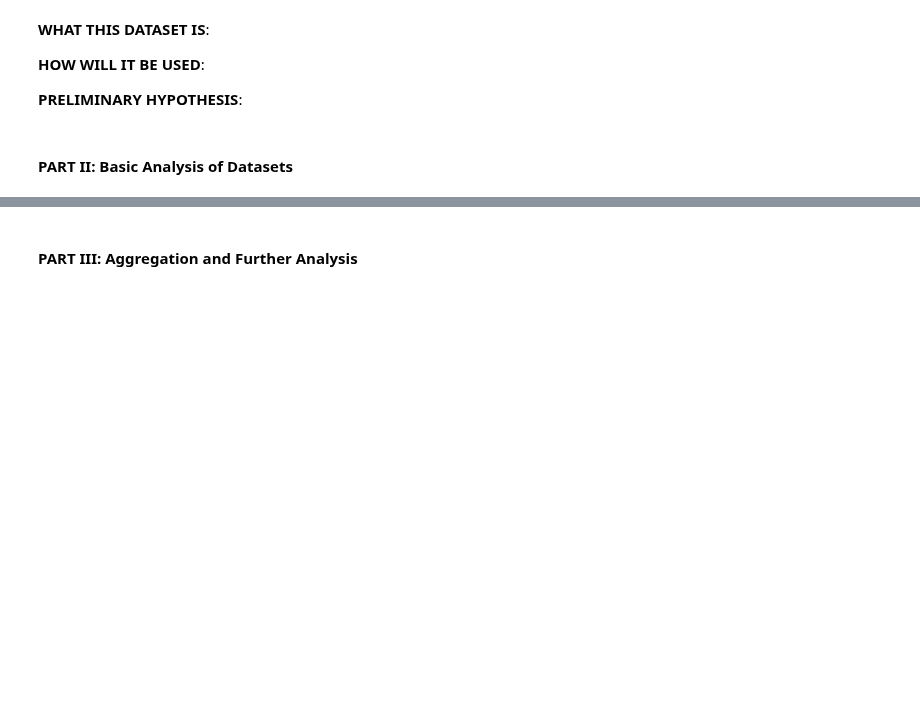
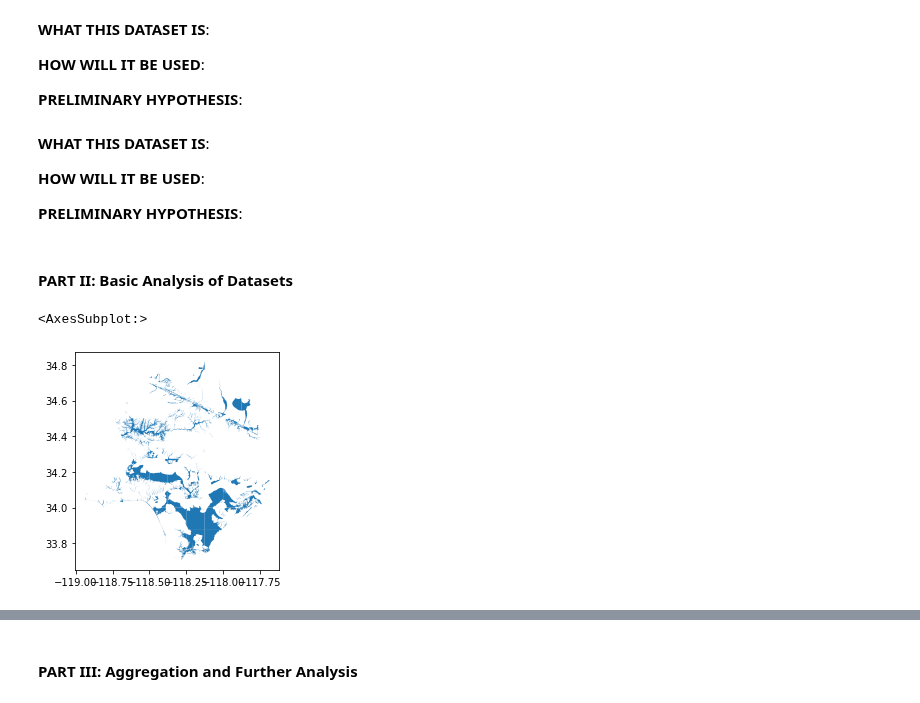
Before and after one commit to stiles/usc, a Jupyter notebook: students/shreyaag/assignments/final_project_rhysea.ipynb, the cells around one changed output, grey strips where cells are left out. Drawn from its saved outputs; the diff is of its cells as text; code cells hidden in the pictures; blank space fills up the shorter version.

```diff
--- a/students/shreyaag/assignments/final_project_rhysea.ipynb
+++ b/students/shreyaag/assignments/final_project_rhysea.ipynb
@@ -78,5 +103,17 @@ ss_condo = pd.read_csv("../data/raw/soft_story_condo.csv")
 
 
 **PRELIMINARY HYPOTHESIS**:
+# %% [markdown]
+**WHAT THIS DATASET IS**:
+
+**HOW WILL IT BE USED**:
+
+
+**PRELIMINARY HYPOTHESIS**:
 # %% [markdown]
 #### PART II: Basic Analysis of Datasets
+# %%
+liquefaction.plot()
+# %% [output]
+<AxesSubplot:>
+[figure, added]
```
Also changed, not shown: parts of 36 cells of this notebook, 9 other files.
